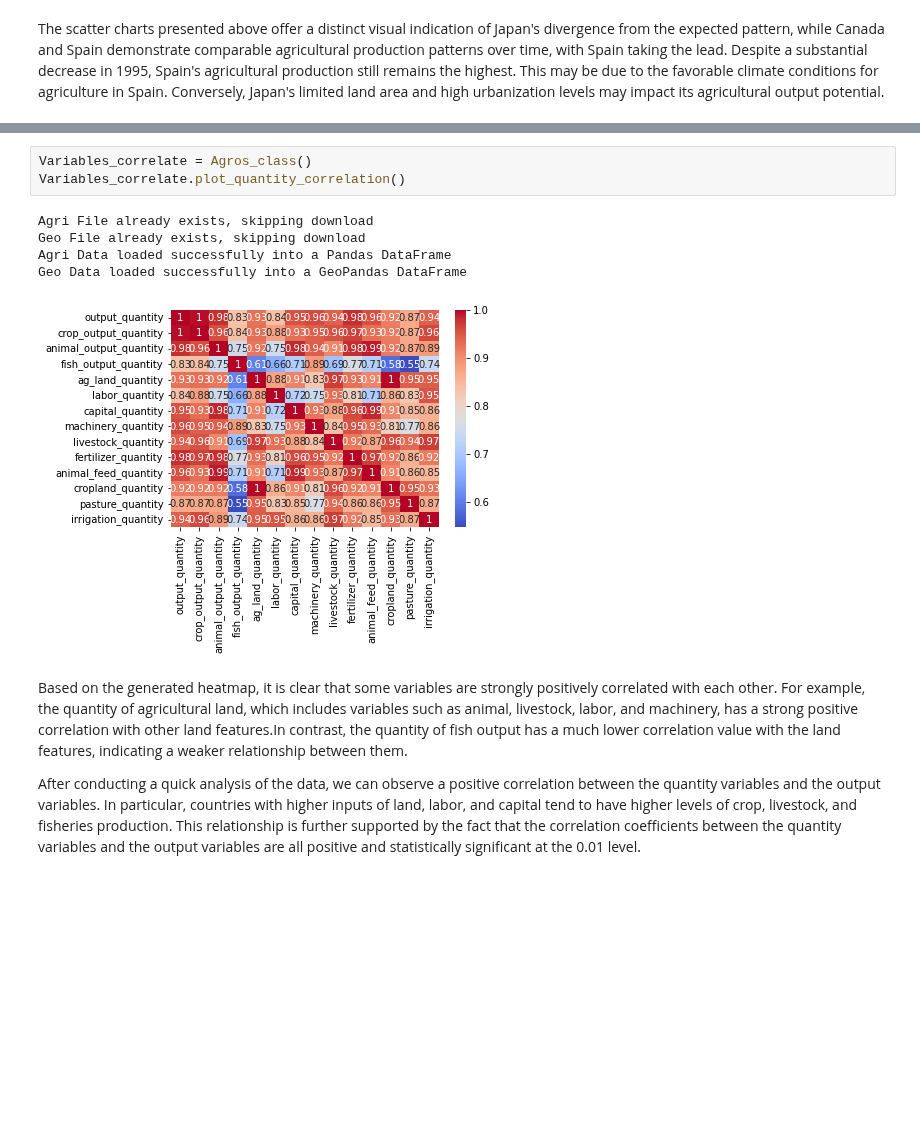
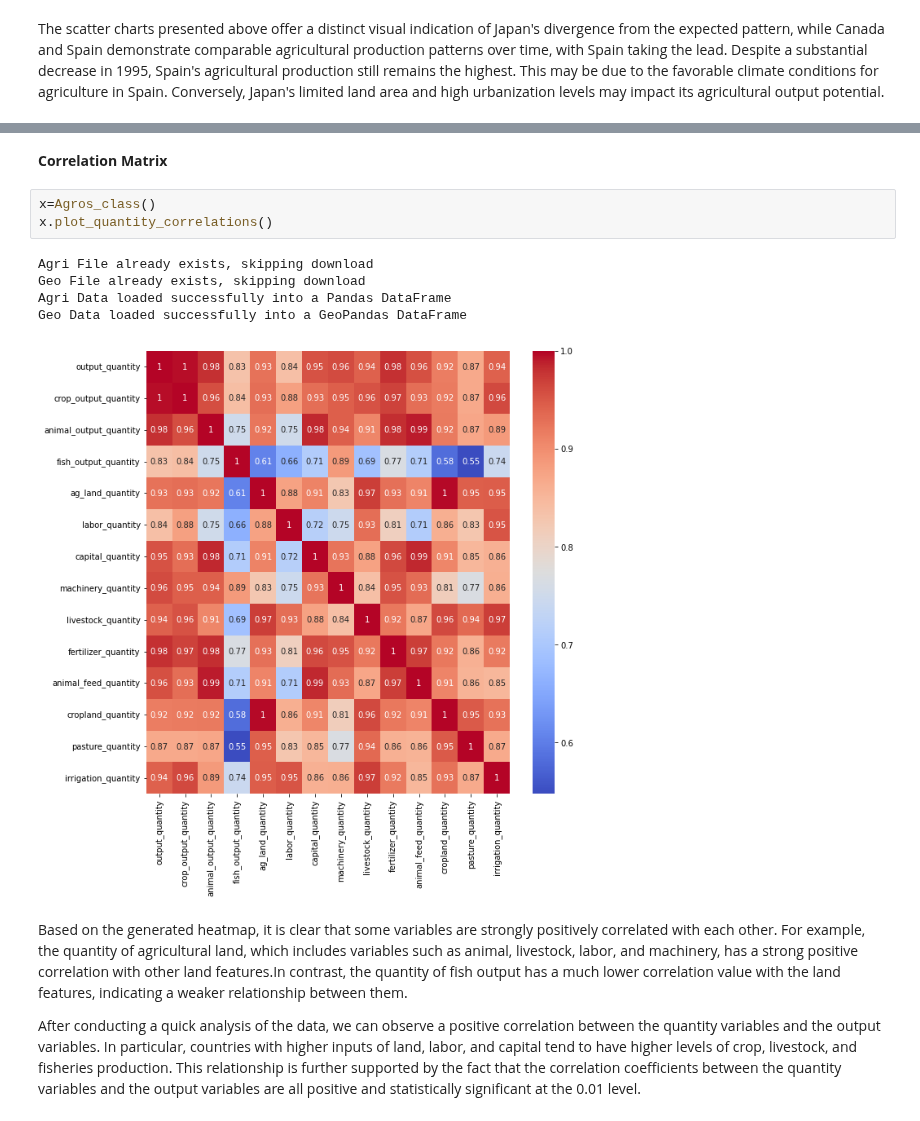
Before and after one commit to mfish00/Advanced-Programming-for-Data-Science-Project, a Jupyter notebook: ShowcaseNotebook_Final__3_.ipynb, the cells around one changed output, grey strips where cells are left out. Drawn from its saved outputs; the diff is of its cells as text; blank space fills up the shorter version.

```diff
--- a/ShowcaseNotebook_Final__3_.ipynb
+++ b/ShowcaseNotebook_Final__3_.ipynb
@@ -102,12 +95,14 @@ Breaking down the overall production into smaller categories, a similar pattern
-# %%
-Variables_correlate = Agros_class()
-Variables_correlate.plot_quantity_correlation()
-# %% [output]
-Agri File already exists, skipping download
-Geo File already exists, skipping download
-Agri Data loaded successfully into a Pandas DataFrame
-Geo Data loaded successfully into a GeoPandas DataFrame
-[figure, removed]
+# %% [markdown]
+**Correlation Matrix**
+# %%
+x=Agros_class()
+x.plot_quantity_correlations()
+# %% [output]
+Agri File already exists, skipping download
+Geo File already exists, skipping download
+Agri Data loaded successfully into a Pandas DataFrame
+Geo Data loaded successfully into a GeoPandas DataFrame
+[figure, added]
 # %% [markdown]
 Based on the generated heatmap, it is clear that some variables are strongly positively correlated with each other. For example, the quantity of agricultural land, which includes variables such as animal, livestock, labor, and machinery, has a strong positive correlation with other land features.In contrast, the quantity of fish output has a much lower correlation value with the land features, indicating a weaker relationship between them.
 
```
Also changed, not shown: parts of 19 cells of this notebook.
